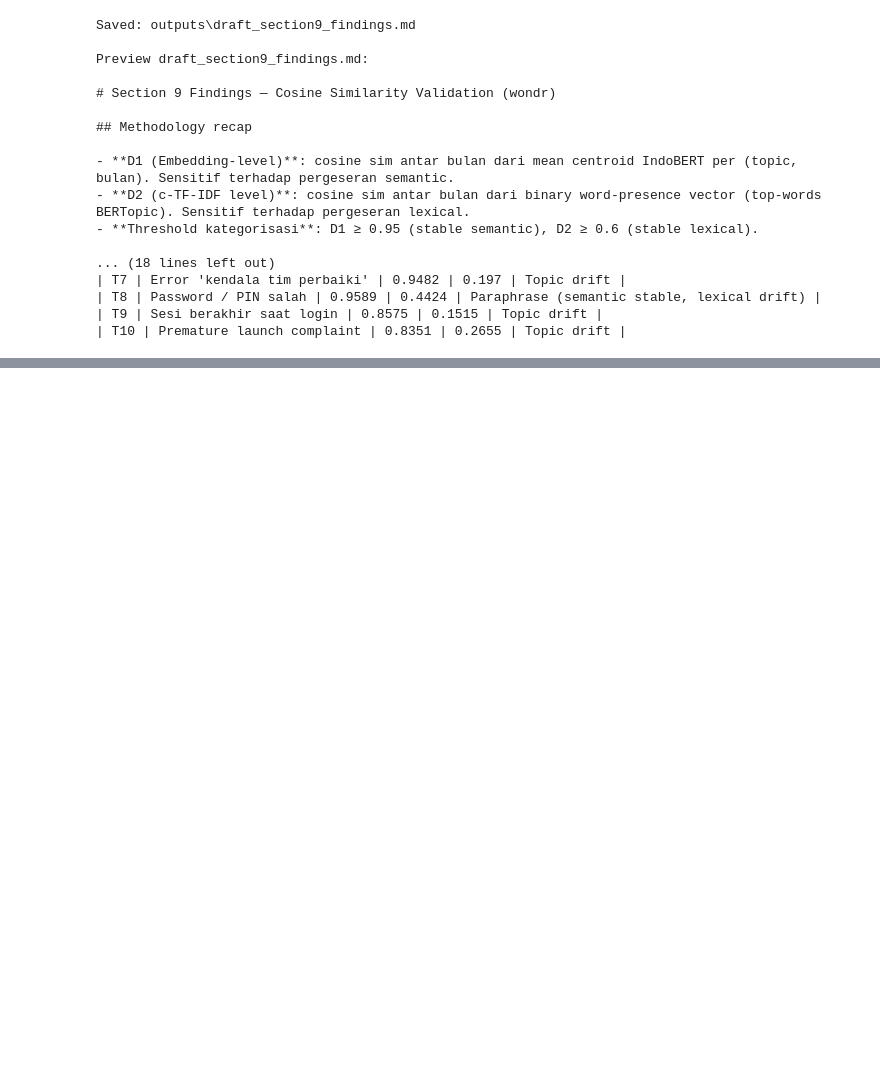
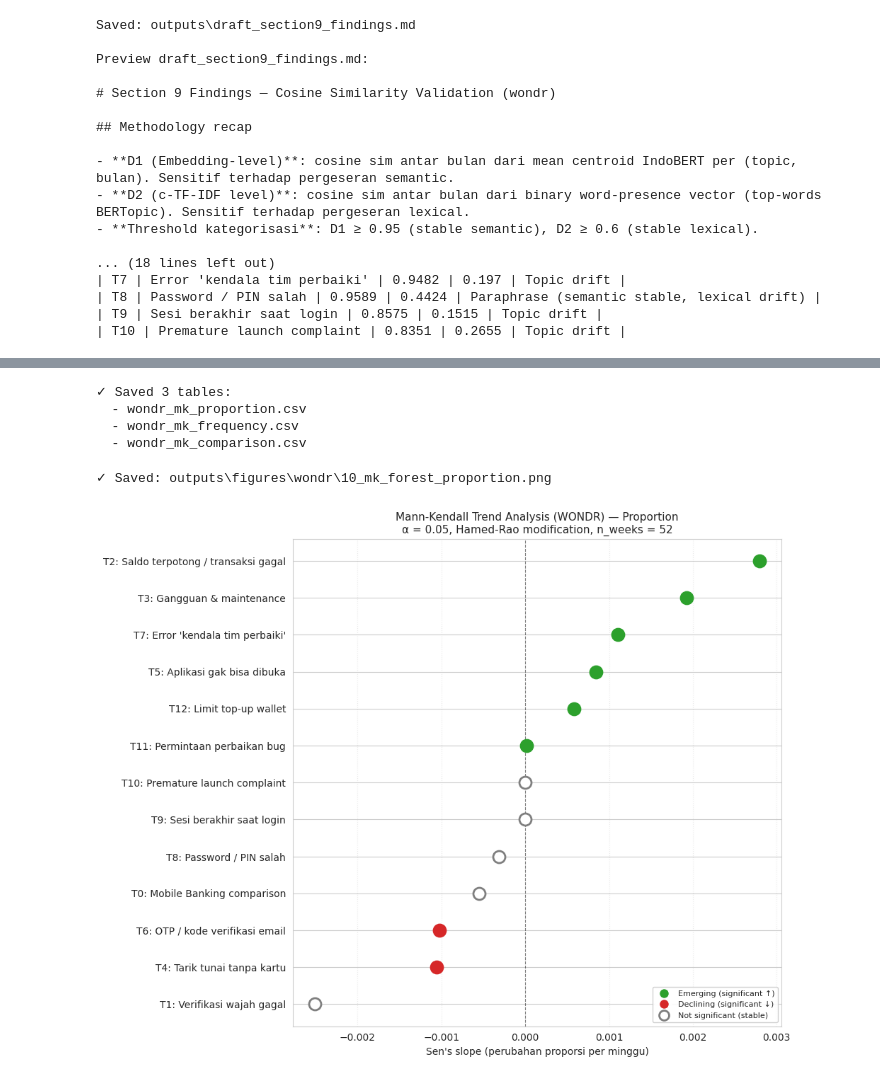
Before and after one commit to rabithahz-salwa/skripsi-bertopic-superapp, a Jupyter notebook: 05_bertopic_wondr.ipynb, the cells around one changed output, grey strips where cells are left out. Saved outputs shown, nothing was run; the diff lists cells and outputs as text; code cells hidden in the pictures; blank space fills up the shorter version.

Commit message:
Add: section 10 MK trend test for wondr

```diff
--- a/05_bertopic_wondr.ipynb
+++ b/05_bertopic_wondr.ipynb
@@ -2046,0 +2093,13 @@ Preview draft_section9_findings.md:
+# %%
+# Aggregate ke series mingguan pakai kolom relative_week yang udah precomputed
+weekly_series = compute_weekly_series_from_relative_week(
+    df_clean=df_clean,
+    n_weeks=52,
+)
+
+print(f"Shape frequency: {weekly_series['frequency'].shape}")
+print(f"Shape proportion: {weekly_series['proportion'].shape}")
+print(f"Weekly totals (range): {weekly_series['weekly_totals'].min()} - {weekly_series['weekly_totals'].max()}")
+print(f"Total complaints across 52 weeks: {weekly_series['weekly_totals'].sum()}")
+print(f"\nFrequency head:")
+print(weekly_series['frequency'].head())
@@ -2046,0 +2120,15 @@ Preview draft_section9_findings.md:
+# %%
+# Mann-Kendall test pada series proportion
+mk_results_prop = apply_mann_kendall_per_topic(
+    series_df=weekly_series['proportion'],
+    topic_labels=TOPIC_LABELS_WONDR,
+    series_type='proportion',
+    alpha=0.05,
+)
+
+# Apply FDR-BH correction
+mk_results_prop = apply_fdr_correction(mk_results_prop, alpha=0.05)
+
+# Display sorted by adjusted p-value
+mk_results_prop_sorted = mk_results_prop.sort_values('MK_p_value_adj').reset_index(drop=True)
+mk_results_prop_sorted
@@ -2046,0 +2212,38 @@ Preview draft_section9_findings.md:
+# %%
+# Save tabel hasil
+TABLE_DIR = Path("outputs/tables")
+TABLE_DIR.mkdir(parents=True, exist_ok=True)
+
+mk_results_prop.to_csv(TABLE_DIR / 'wondr_mk_proportion.csv', index=False)
+mk_results_freq.to_csv(TABLE_DIR / 'wondr_mk_frequency.csv', index=False)
+comparison.to_csv(TABLE_DIR / 'wondr_mk_comparison.csv', index=False)
+
+print("✓ Saved 3 tables:")
+print("  - wondr_mk_proportion.csv")
+print("  - wondr_mk_frequency.csv")
+print("  - wondr_mk_comparison.csv")
+# %% [output]
+✓ Saved 3 tables:
+  - wondr_mk_proportion.csv
+  - wondr_mk_frequency.csv
+  - wondr_mk_comparison.csv
+# %%
+# Forest plot: proportion (FDR-corrected)
+mk_results_prop_for_plot = mk_results_prop.copy()
+mk_results_prop_for_plot['Classification'] = mk_results_prop['Classification_FDR']
+mk_results_prop_for_plot['Significant'] = mk_results_prop['Significant_FDR']
+
+FIG_DIR = Path("outputs/figures/wondr")
+
+# Forest plot: proportion
+fig_prop = plot_trend_summary(
+    mk_results=mk_results_prop,
+    fig_dir=FIG_DIR,
+    app_name='wondr',
+    series_type='proportion',
+    alpha=0.05,
+)
+plt.show()
+# %% [output]
+✓ Saved: outputs\figures\wondr\10_mk_forest_proportion.png
+[figure, added]
```
Also changed, not shown: parts of 11 cells of this notebook, 7 other files.
